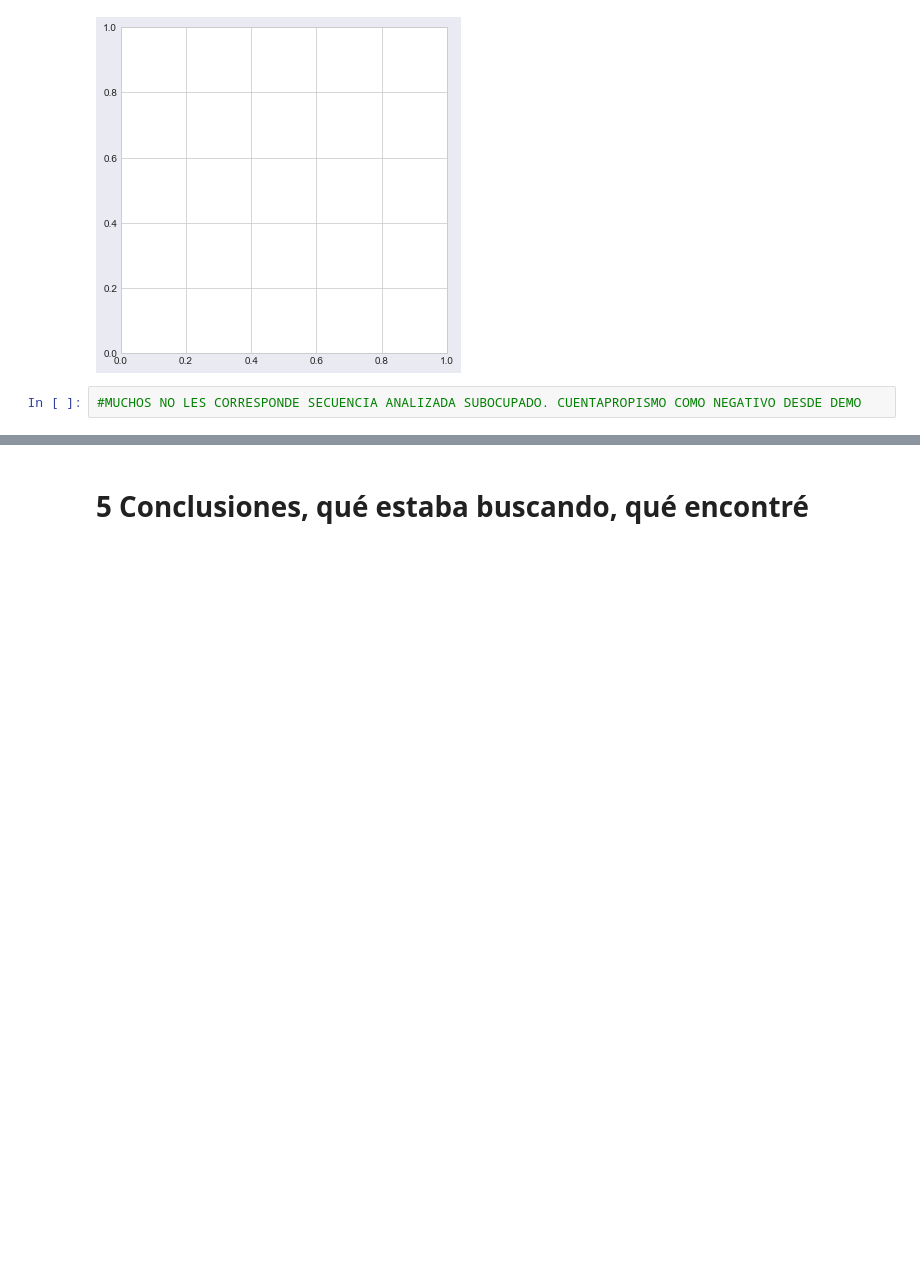
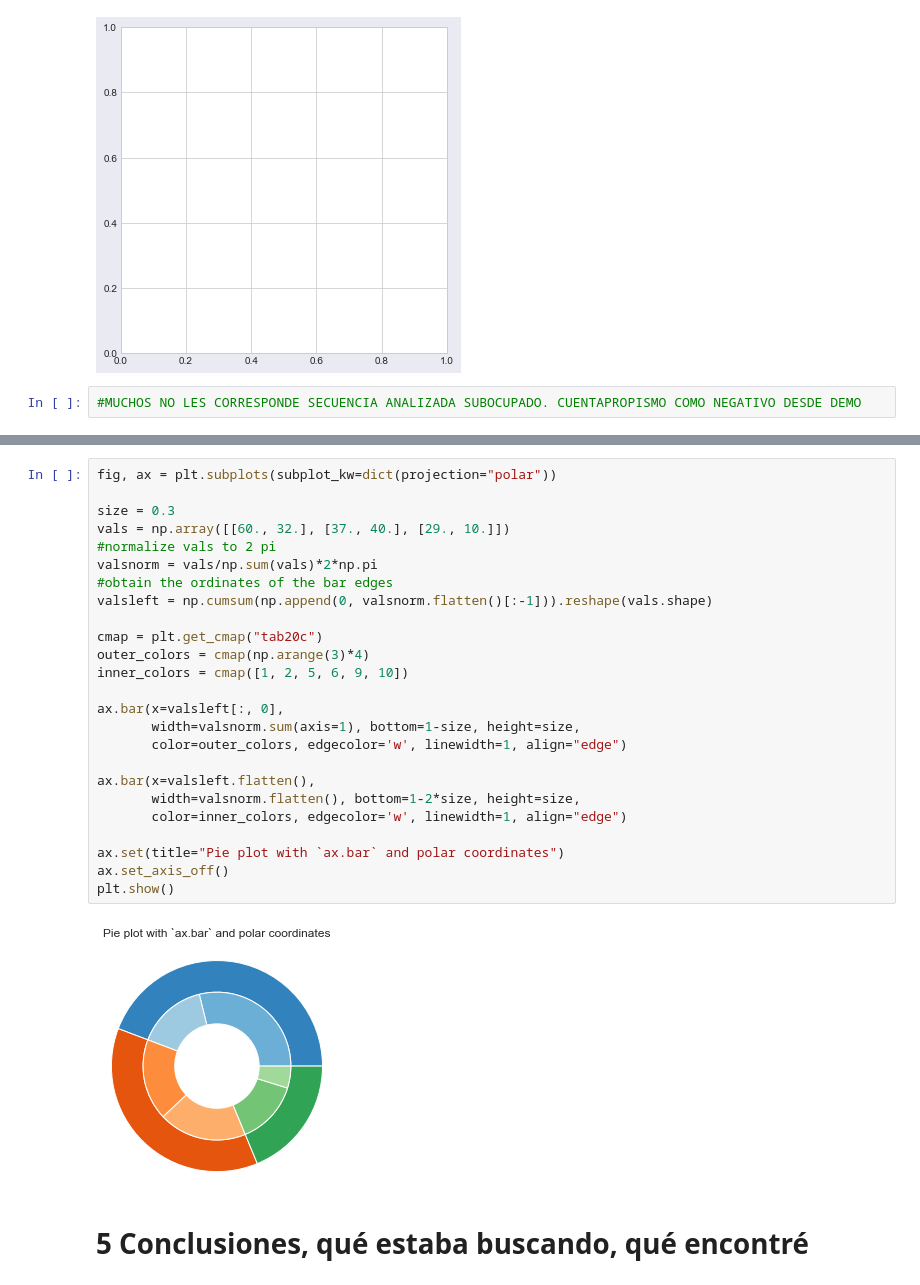
Before and after one commit to VioleCP/EPH-subocupacion, a Jupyter notebook: Subocupación Argentina.ipynb, the cells around one changed output, grey strips where cells are left out. Saved outputs shown, nothing was run; the diff lists cells and outputs as text; blank space fills up the shorter version.

```diff
--- a/Subocupación Argentina.ipynb
+++ b/Subocupación Argentina.ipynb
@@ -796,3 +845,30 @@ plt.show()
+# %%
+fig, ax = plt.subplots(subplot_kw=dict(projection="polar"))
+
+size = 0.3
+vals = np.array([[60., 32.], [37., 40.], [29., 10.]])
+#normalize vals to 2 pi
+valsnorm = vals/np.sum(vals)*2*np.pi
+#obtain the ordinates of the bar edges
+valsleft = np.cumsum(np.append(0, valsnorm.flatten()[:-1])).reshape(vals.shape)
+
+cmap = plt.get_cmap("tab20c")
+outer_colors = cmap(np.arange(3)*4)
+inner_colors = cmap([1, 2, 5, 6, 9, 10])
+
+ax.bar(x=valsleft[:, 0],
+       width=valsnorm.sum(axis=1), bottom=1-size, height=size,
+       color=outer_colors, edgecolor='w', linewidth=1, align="edge")
+
+ax.bar(x=valsleft.flatten(),
+       width=valsnorm.flatten(), bottom=1-2*size, height=size,
+       color=inner_colors, edgecolor='w', linewidth=1, align="edge")
+
+ax.set(title="Pie plot with `ax.bar` and polar coordinates")
+ax.set_axis_off()
+plt.show()
+# %% [output]
+[figure, added]
 # %% [markdown]
 # 5 Conclusiones, qué estaba buscando, qué encontré
 # %% [markdown]
```
Also changed, not shown: parts of 4 cells of this notebook.
